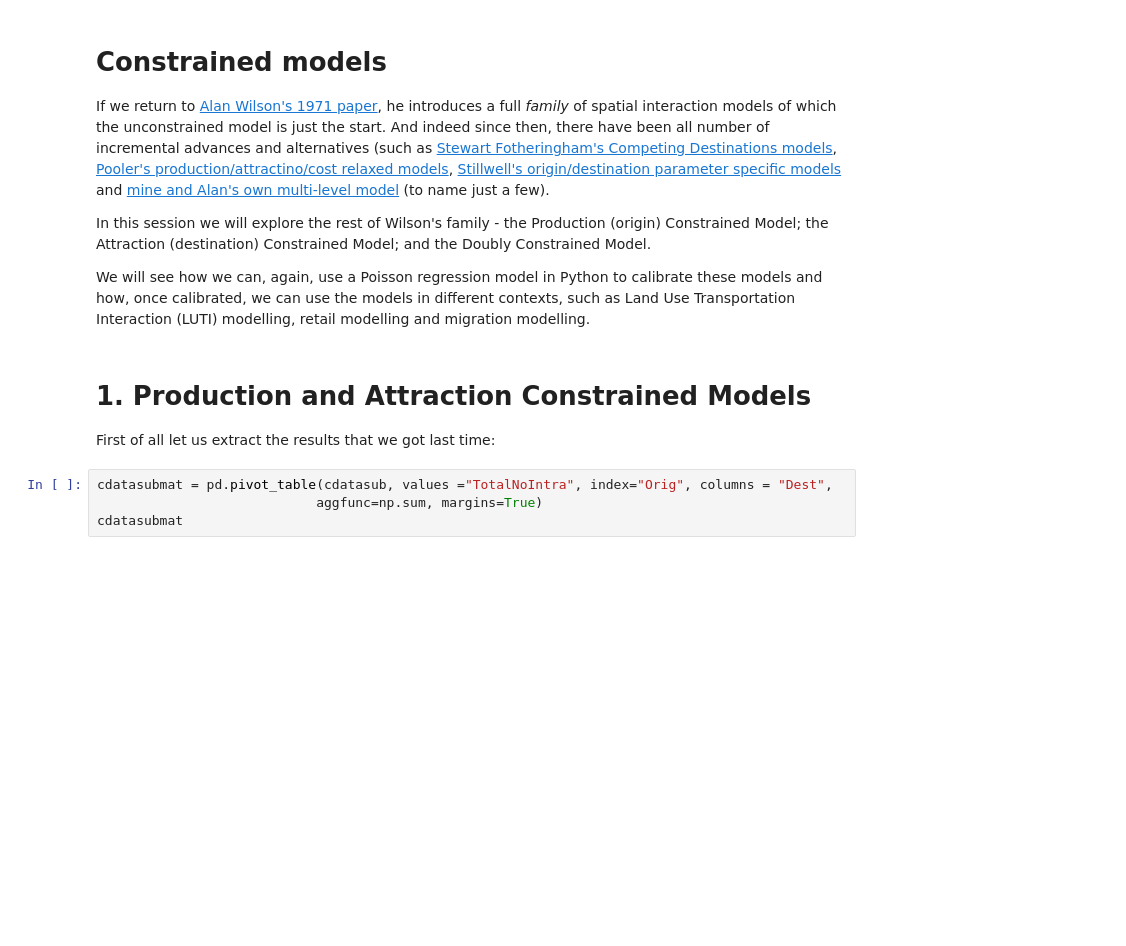
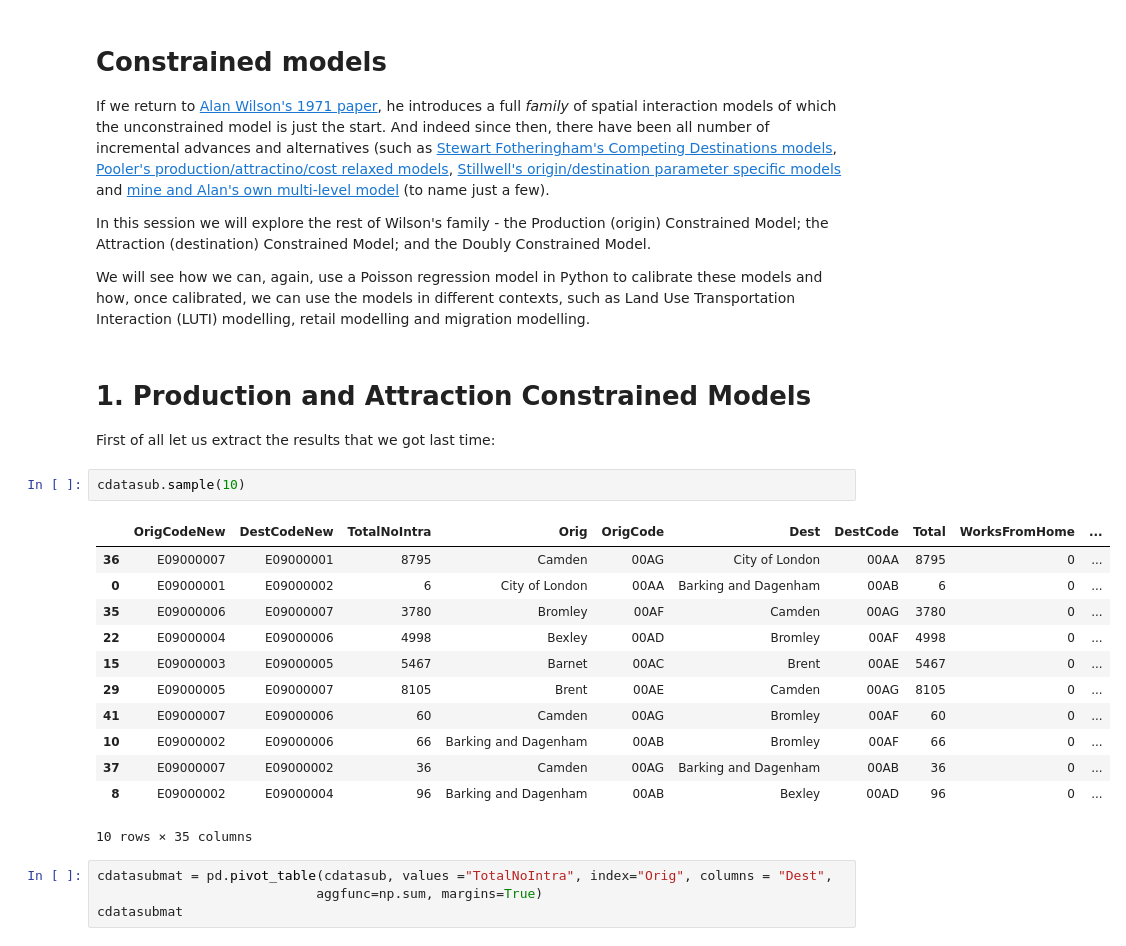
Before and after one commit to BohaoSuCC/CASA0002Simulation, a Jupyter notebook: Week3/Urbsim_Prac_2Results.ipynb, the cells around one changed output. Cells and saved outputs as stored; diff of their text form; blank space fills up the shorter version.

```diff
--- a/Week3/Urbsim_Prac_2Results.ipynb
+++ b/Week3/Urbsim_Prac_2Results.ipynb
@@ -55,6 +55,21 @@ We will see how we can, again, use a Poisson regression model in Python to calib
 # 1. Production and Attraction Constrained Models
 
 First of all let us extract the results that we got last time:
+# %%
+cdatasub.sample(10)
+# %% [output]
+|  | OrigCodeNew | DestCodeNew | TotalNoIntra | Orig | OrigCode | Dest | DestCode | Total | WorksFromHome | ... |
+| 36 | E09000007 | E09000001 | 8795 | Camden | 00AG | City of London | 00AA | 8795 | 0 | ... |
+| 0 | E09000001 | E09000002 | 6 | City of London | 00AA | Barking and Dagenham | 00AB | 6 | 0 | ... |
+| 35 | E09000006 | E09000007 | 3780 | Bromley | 00AF | Camden | 00AG | 3780 | 0 | ... |
+| 22 | E09000004 | E09000006 | 4998 | Bexley | 00AD | Bromley | 00AF | 4998 | 0 | ... |
+| 15 | E09000003 | E09000005 | 5467 | Barnet | 00AC | Brent | 00AE | 5467 | 0 | ... |
+| 29 | E09000005 | E09000007 | 8105 | Brent | 00AE | Camden | 00AG | 8105 | 0 | ... |
+| 41 | E09000007 | E09000006 | 60 | Camden | 00AG | Bromley | 00AF | 60 | 0 | ... |
+| 10 | E09000002 | E09000006 | 66 | Barking and Dagenham | 00AB | Bromley | 00AF | 66 | 0 | ... |
+| 37 | E09000007 | E09000002 | 36 | Camden | 00AG | Barking and Dagenham | 00AB | 36 | 0 | ... |
+| 8 | E09000002 | E09000004 | 96 | Barking and Dagenham | 00AB | Bexley | 00AD | 96 | 0 | ... |
+10 rows × 35 columns
 # %%
 cdatasubmat = pd.pivot_table(cdatasub, values ="TotalNoIntra", index="Orig", columns = "Dest",
                             aggfunc=np.sum, margins=True)
```
Also changed, not shown: parts of 2 cells of this notebook, 23 other files.
